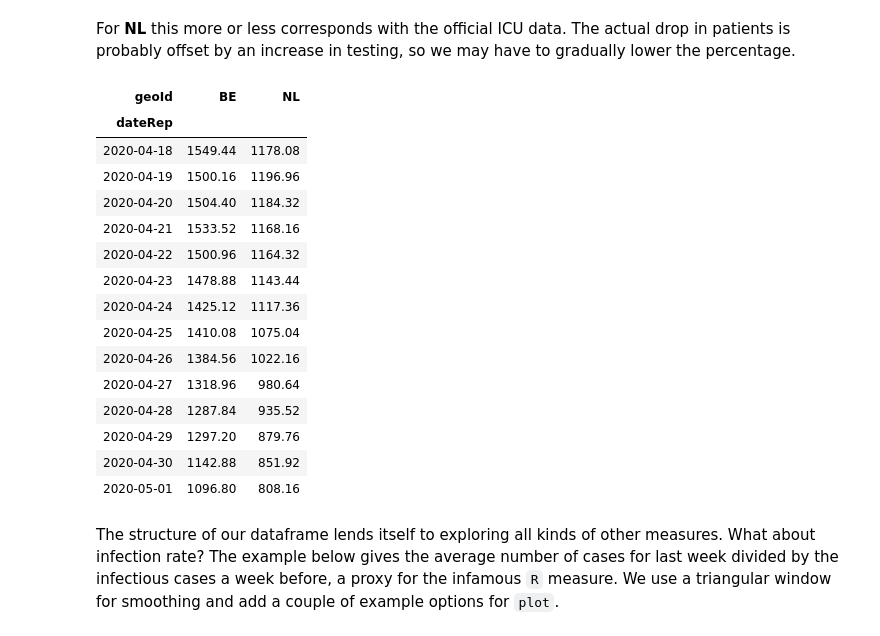
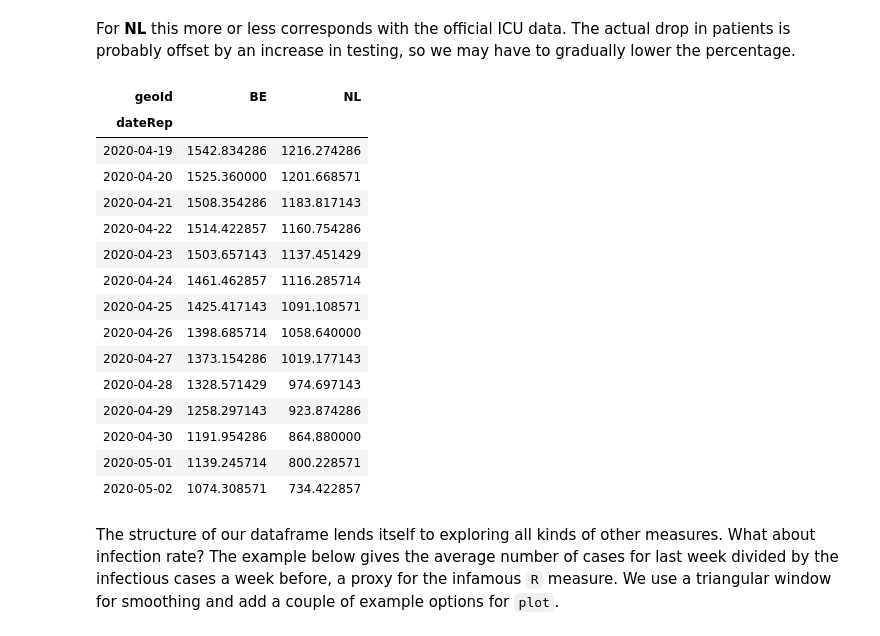
Before and after one commit to R3dje/COVID19, a Jupyter notebook: EUCDC.ipynb, the cells around one changed output. Cells and saved outputs as stored; diff of their text form; code cells hidden in the pictures.

```diff
--- a/EUCDC.ipynb
+++ b/EUCDC.ipynb
@@ -234,24 +234,24 @@ Assuming that we see about 8% of currently infected in Intensive Care, we can mo
 # %% [markdown]
 For __NL__ this more or less corresponds with the official ICU data. The actual drop in patients is probably offset by an increase in testing, so we may have to gradually lower the percentage.
 # %%
-(df_geo['cases'][['BE', 'NL']].rolling(14).sum().loc['20200301':] * 0.08).tail(14)
+(df_geo['cases'][['BE', 'NL']].rolling(14, win_type='triang').mean().loc['20200301':] * 14 * 0.08).tail(14)
 # %% [output]
 | geoId | BE | NL |
 | dateRep |  |  |
-| 2020-04-18 | 1549.44 | 1178.08 |
-| 2020-04-19 | 1500.16 | 1196.96 |
-| 2020-04-20 | 1504.40 | 1184.32 |
-| 2020-04-21 | 1533.52 | 1168.16 |
-| 2020-04-22 | 1500.96 | 1164.32 |
-| 2020-04-23 | 1478.88 | 1143.44 |
-| 2020-04-24 | 1425.12 | 1117.36 |
-| 2020-04-25 | 1410.08 | 1075.04 |
-| 2020-04-26 | 1384.56 | 1022.16 |
-| 2020-04-27 | 1318.96 | 980.64 |
-| 2020-04-28 | 1287.84 | 935.52 |
-| 2020-04-29 | 1297.20 | 879.76 |
-| 2020-04-30 | 1142.88 | 851.92 |
-| 2020-05-01 | 1096.80 | 808.16 |
+| 2020-04-19 | 1542.834286 | 1216.274286 |
+| 2020-04-20 | 1525.360000 | 1201.668571 |
+| 2020-04-21 | 1508.354286 | 1183.817143 |
+| 2020-04-22 | 1514.422857 | 1160.754286 |
+| 2020-04-23 | 1503.657143 | 1137.451429 |
+| 2020-04-24 | 1461.462857 | 1116.285714 |
+| 2020-04-25 | 1425.417143 | 1091.108571 |
+| 2020-04-26 | 1398.685714 | 1058.640000 |
+| 2020-04-27 | 1373.154286 | 1019.177143 |
+| 2020-04-28 | 1328.571429 | 974.697143 |
+| 2020-04-29 | 1258.297143 | 923.874286 |
+| 2020-04-30 | 1191.954286 | 864.880000 |
+| 2020-05-01 | 1139.245714 | 800.228571 |
+| 2020-05-02 | 1074.308571 | 734.422857 |
 # %% [markdown]
 The structure of our dataframe lends itself to exploring all kinds of other measures. What about infection rate? The example below gives the average number of cases for last week divided by the infectious cases a week before, a proxy for the infamous `R` measure. We use a triangular window for smoothing and add a couple of example options for `plot`.
 # %%
```
Also changed, not shown: parts of 25 cells of this notebook, 2 other files.
